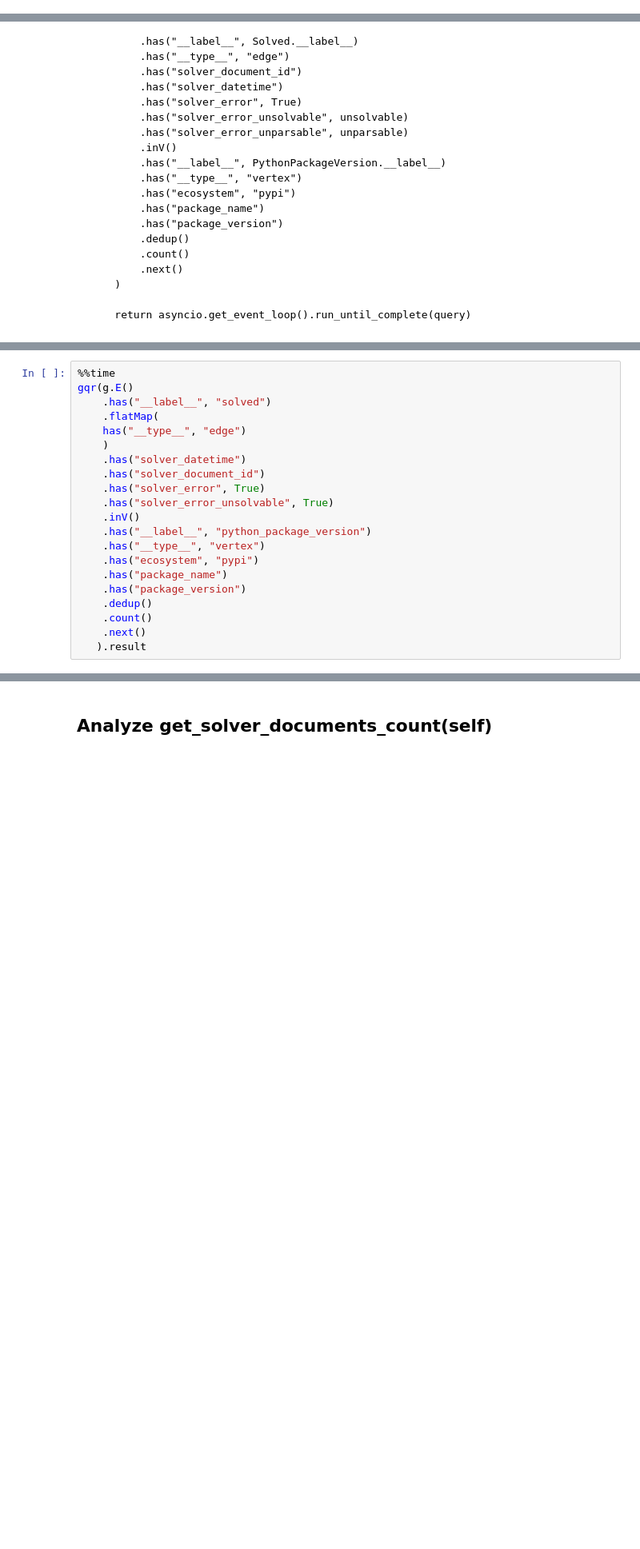
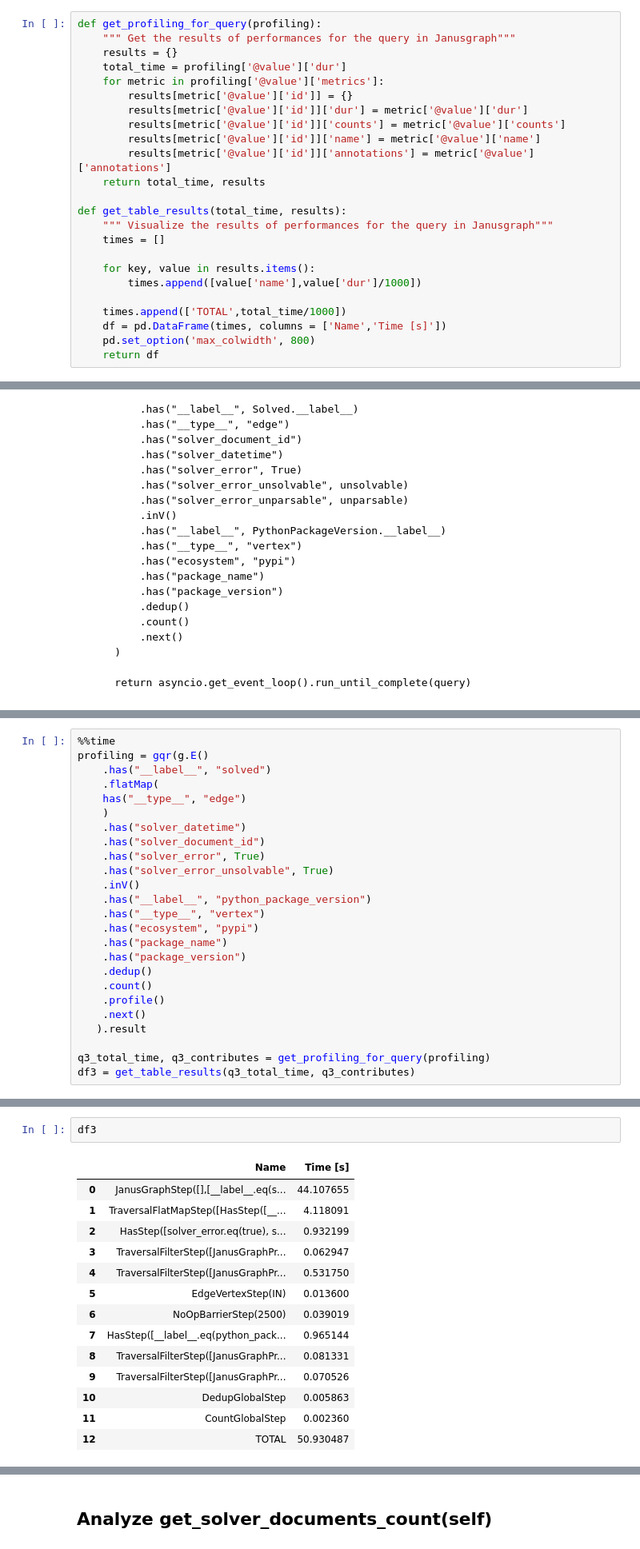
Before and after one commit to pacospace/notebooks, a Jupyter notebook: notebooks/development/Errors in Graph Database and Query Optimization.ipynb, the cells around one changed output, grey strips where cells are left out. Shown at 80% size. Saved outputs shown, nothing was run; the diff lists cells and outputs as text; blank space fills up the shorter version.

```diff
--- a/notebooks/development/Errors in Graph Database and Query Optimization.ipynb
+++ b/notebooks/development/Errors in Graph Database and Query Optimization.ipynb
@@ -54,5 +64,29 @@ print(vertices_ids_per_label)
 # %% [markdown]
 # Query Optimization
+# %%
+def get_profiling_for_query(profiling):
+    """ Get the results of performances for the query in Janusgraph"""
+    results = {}
+    total_time = profiling['@value']['dur']
+    for metric in profiling['@value']['metrics']:
+        results[metric['@value']['id']] = {}
+        results[metric['@value']['id']]['dur'] = metric['@value']['dur']
+        results[metric['@value']['id']]['counts'] = metric['@value']['counts']
+        results[metric['@value']['id']]['name'] = metric['@value']['name']
+        results[metric['@value']['id']]['annotations'] = metric['@value']['annotations']
+    return total_time, results
+
+def get_table_results(total_time, results):
+    """ Visualize the results of performances for the query in Janusgraph"""
+    times = []
+
+    for key, value in results.items():
+        times.append([value['name'],value['dur']/1000])
+
+    times.append(['TOTAL',total_time/1000])
+    df = pd.DataFrame(times, columns = ['Name','Time [s]'])
+    pd.set_option('max_colwidth', 800)
+    return df
 # %% [markdown]
 ## Analyze get_error_python_packages_count(self, unsolvable: bool = False, unparsable: bool = False)
 # %% [markdown]
@@ -134,6 +196,6 @@ Wall time: 17 s
 # %%
 %%time
-gqr(g.E()
+profiling = gqr(g.E()
     .has("__label__", "solved")
     .flatMap(
     has("__type__", "edge")
@@ -150,6 +212,10 @@ gqr(g.E()
     .has("package_version")
     .dedup()
     .count()
+    .profile()
     .next()
    ).result
+
+q3_total_time, q3_contributes = get_profiling_for_query(profiling)
+df3 = get_table_results(q3_total_time, q3_contributes)
 # %% [output]
@@ -158,0 +224,17 @@ Wall time: 15.3 s
+# %%
+df3
+# %% [output]
+|  | Name | Time [s] |
+| 0 | JanusGraphStep([],[__label__.eq(s... | 44.107655 |
+| 1 | TraversalFlatMapStep([HasStep([__... | 4.118091 |
+| 2 | HasStep([solver_error.eq(true), s... | 0.932199 |
+| 3 | TraversalFilterStep([JanusGraphPr... | 0.062947 |
+| 4 | TraversalFilterStep([JanusGraphPr... | 0.531750 |
+| 5 | EdgeVertexStep(IN) | 0.013600 |
+| 6 | NoOpBarrierStep(2500) | 0.039019 |
+| 7 | HasStep([__label__.eq(python_pack... | 0.965144 |
+| 8 | TraversalFilterStep([JanusGraphPr... | 0.081331 |
+| 9 | TraversalFilterStep([JanusGraphPr... | 0.070526 |
+| 10 | DedupGlobalStep | 0.005863 |
+| 11 | CountGlobalStep | 0.002360 |
+| 12 | TOTAL | 50.930487 |
```
Also changed, not shown: parts of 66 cells of this notebook.
